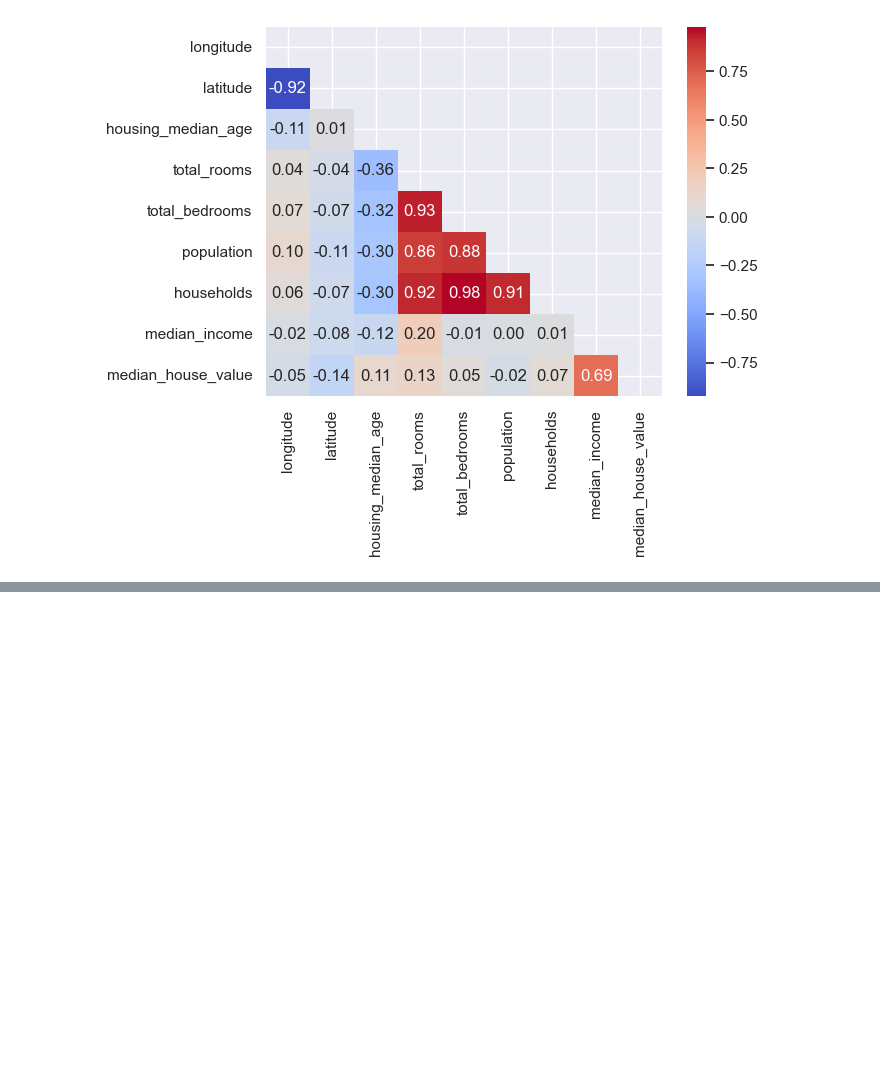
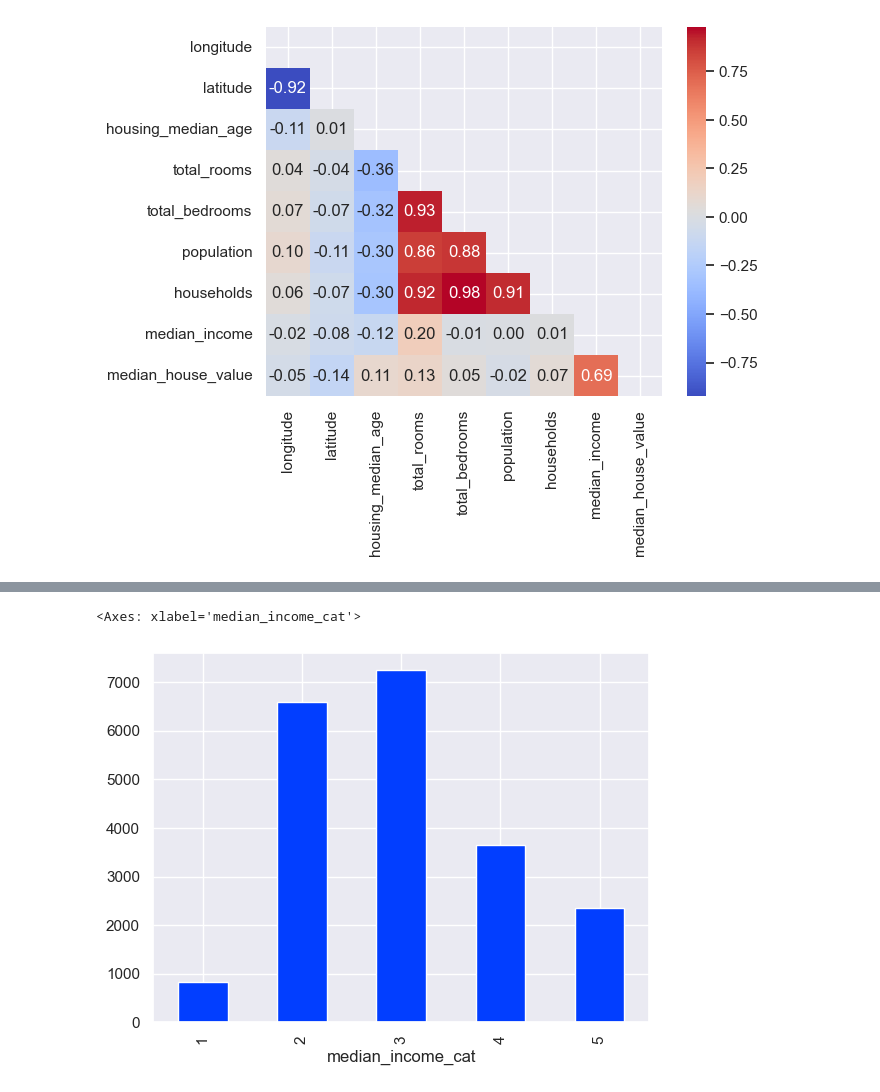
Before and after one commit to VieiraJulio/Projeto-Regressao---Em-dev, a Jupyter notebook: notebooks/01-jv-eda_parte_00.ipynb, the cells around one changed output, grey strips where cells are left out. Cells and saved outputs as stored; diff of their text form; code cells hidden in the pictures; blank space fills up the shorter version.

Commit message:
01.07 EDA projeto de Regressão (JV criação da categórica median income)

```diff
--- a/notebooks/01-jv-eda_parte_00.ipynb
+++ b/notebooks/01-jv-eda_parte_00.ipynb
@@ -175,3 +175,9 @@ sns.heatmap(
 plt.show()
 # %% [output]
 [figure]
+# %%
+df["median_income_cat"] = pd.cut(
+    df["median_income"],
+    bins = [0, 1.5, 3 , 4.5, 6, np.inf],
+    labels = [1, 2, 3, 4, 5]
+)
@@ -177,0 +215,5 @@ plt.show()
+# %%
+df["median_income_cat"].value_counts().sort_index().plot(kind = "bar")
+# %% [output]
+<Axes: xlabel='median_income_cat'>
+[figure, added]
```
Also changed, not shown: parts of 2 cells of this notebook.
